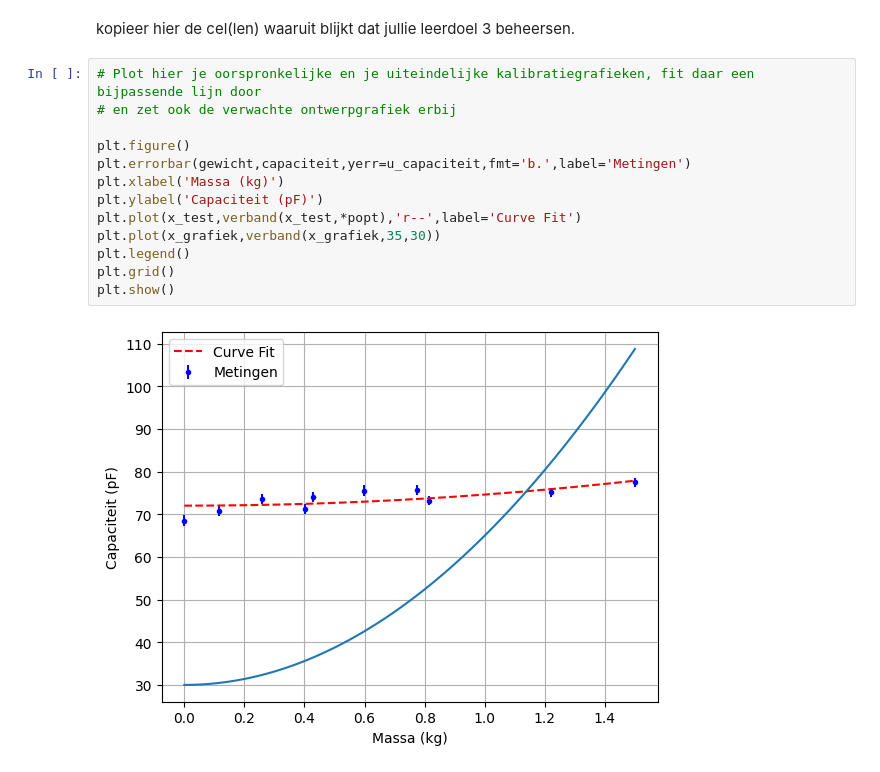
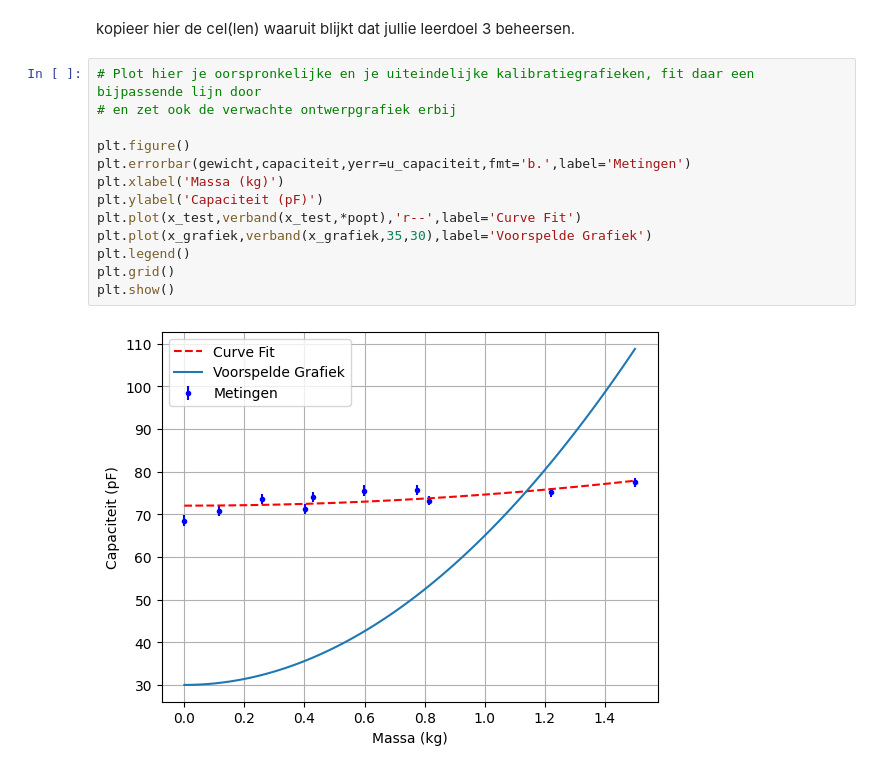
Before and after one commit to Timomloo/opdrachten-DEF-D, a Jupyter notebook: FysiekeOntwerpopdrachten/2OntwerpEenSensorCondensator/DEFOntwerpopdracht2OntwerpEenSensorInvulTemplate.ipynb, the cells around one changed output. Saved outputs shown, nothing was run; the diff lists cells and outputs as text.

```diff
--- a/FysiekeOntwerpopdrachten/2OntwerpEenSensorCondensator/DEFOntwerpopdracht2OntwerpEenSensorInvulTemplate.ipynb
+++ b/FysiekeOntwerpopdrachten/2OntwerpEenSensorCondensator/DEFOntwerpopdracht2OntwerpEenSensorInvulTemplate.ipynb
@@ -241,15 +241,15 @@ kopieer hier de cel(len) waaruit blijkt dat jullie leerdoel 3 beheersen.
 # %%
 # Plot hier je oorspronkelijke en je uiteindelijke kalibratiegrafieken, fit daar een bijpassende lijn door
 # en zet ook de verwachte ontwerpgrafiek erbij
 
 plt.figure()
 plt.errorbar(gewicht,capaciteit,yerr=u_capaciteit,fmt='b.',label='Metingen')
 plt.xlabel('Massa (kg)')
 plt.ylabel('Capaciteit (pF)')
 plt.plot(x_test,verband(x_test,*popt),'r--',label='Curve Fit')
-plt.plot(x_grafiek,verband(x_grafiek,35,30))
+plt.plot(x_grafiek,verband(x_grafiek,35,30),label='Voorspelde Grafiek')
 plt.legend()
 plt.grid()
 plt.show()
 # %% [output]
-[figure, old version]
+[figure, new version]
```
Also changed, not shown: parts of 2 cells of this notebook.
